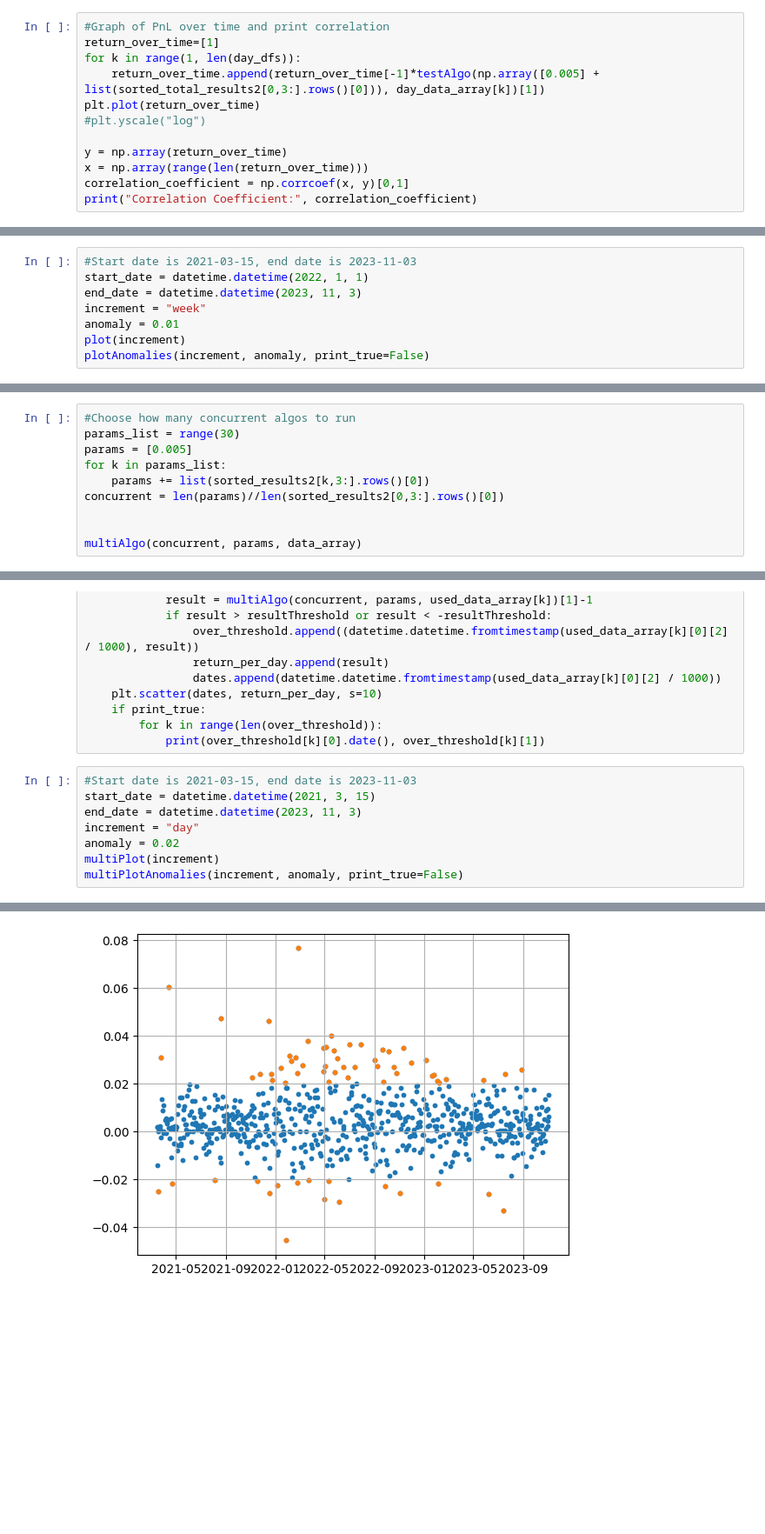
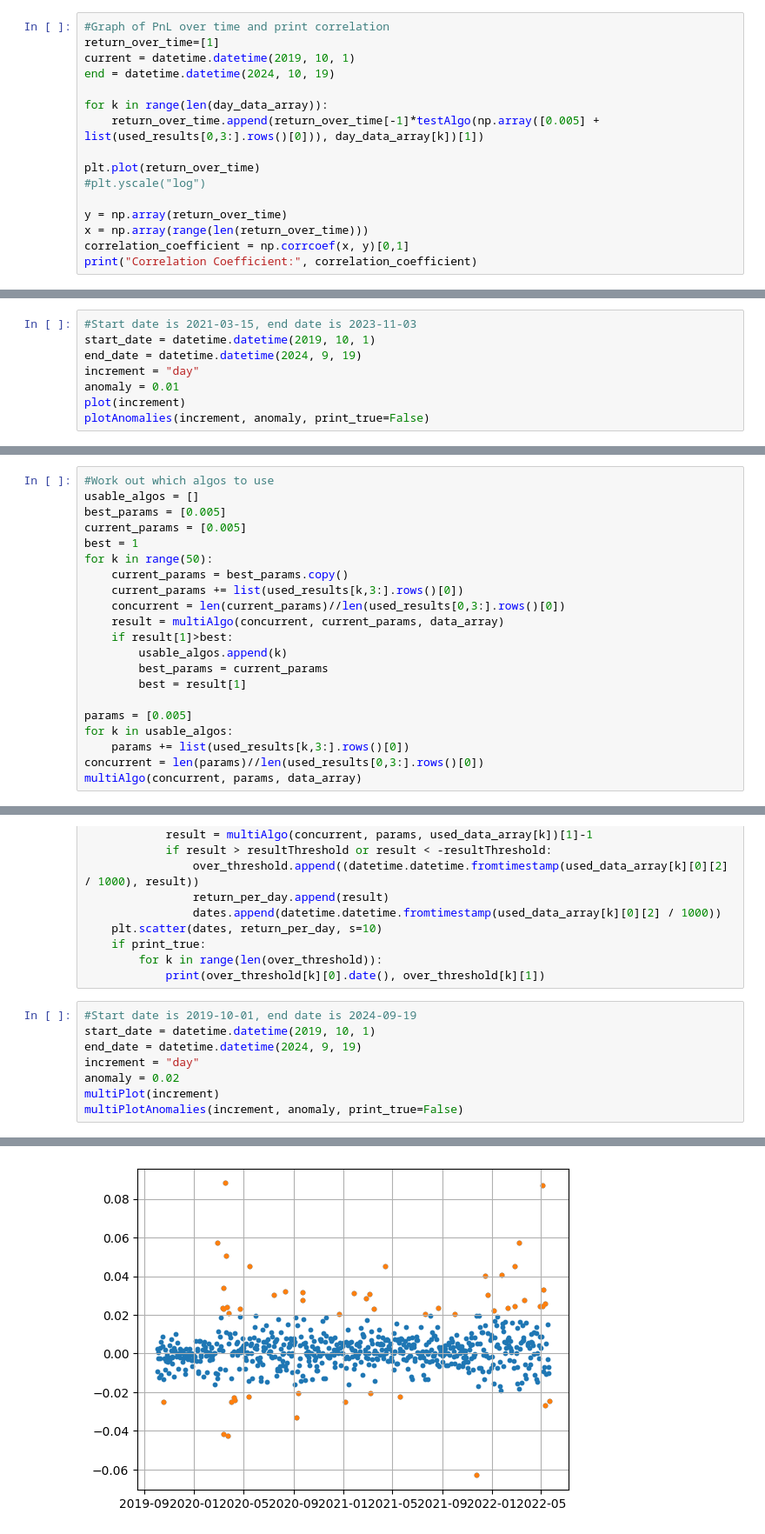
Before and after one commit to OGibbard/Quant, a Jupyter notebook: algoV4.ipynb, the cells around one changed output, grey strips where cells are left out. Shown: that part at 87% size. Saved outputs shown, nothing was run; the diff lists cells and outputs as text; blank space fills up the shorter version.

```diff
--- a/algoV4.ipynb
+++ b/algoV4.ipynb
@@ -372,8 +334,12 @@ testAlgo(np.array([0.005] + list(sorted_total_results2[0,3:].rows()[0])), data_a
 # %%
 #Graph of PnL over time and print correlation
 return_over_time=[1]
-for k in range(1, len(day_dfs)):
-    return_over_time.append(return_over_time[-1]*testAlgo(np.array([0.005] + list(sorted_total_results2[0,3:].rows()[0])), day_data_array[k])[1])
+current = datetime.datetime(2019, 10, 1)
+end = datetime.datetime(2024, 10, 19)
+
+for k in range(len(day_data_array)):
+    return_over_time.append(return_over_time[-1]*testAlgo(np.array([0.005] + list(used_results[0,3:].rows()[0])), day_data_array[k])[1])
+
 plt.plot(return_over_time)
 #plt.yscale("log")
 
@@ -479,9 +446,9 @@ def plotAnomalies(increment, resultThreshold=-math.inf, print_true = False, star
             print(over_threshold[k][0].date(), over_threshold[k][1])
 # %%
 #Start date is 2021-03-15, end date is 2023-11-03
-start_date = datetime.datetime(2022, 1, 1)
-end_date = datetime.datetime(2023, 11, 3)
-increment = "week"
+start_date = datetime.datetime(2019, 10, 1)
+end_date = datetime.datetime(2024, 9, 19)
+increment = "day"
 anomaly = 0.01
 plot(increment)
 plotAnomalies(increment, anomaly, print_true=False)
@@ -566,13 +533,24 @@ def multiAlgo(concurrent, params_list, data_array):
     return_list = [trade_percent, total_return, total]
     return return_list
 # %%
-#Choose how many concurrent algos to run
-params_list = range(30)
+#Work out which algos to use
+usable_algos = []
+best_params = [0.005]
+current_params = [0.005]
+best = 1
+for k in range(50):
+    current_params = best_params.copy()
+    current_params += list(used_results[k,3:].rows()[0])
+    concurrent = len(current_params)//len(used_results[0,3:].rows()[0])
+    result = multiAlgo(concurrent, current_params, data_array)
+    if result[1]>best:
+        usable_algos.append(k)
+        best_params = current_params
+        best = result[1]
+
 params = [0.005]
-for k in params_list:
-    params += list(sorted_results2[k,3:].rows()[0])
-concurrent = len(params)//len(sorted_results2[0,3:].rows()[0])
-
-
+for k in usable_algos:
+    params += list(used_results[k,3:].rows()[0])
+concurrent = len(params)//len(used_results[0,3:].rows()[0])
 multiAlgo(concurrent, params, data_array)
 # %% [output]
@@ -660,9 +642,9 @@ def multiPlotAnomalies(increment, resultThreshold=-math.inf, print_true = False,
         for k in range(len(over_threshold)):
             print(over_threshold[k][0].date(), over_threshold[k][1])
 # %%
-#Start date is 2021-03-15, end date is 2023-11-03
-start_date = datetime.datetime(2021, 3, 15)
-end_date = datetime.datetime(2023, 11, 3)
+#Start date is 2019-10-01, end date is 2024-09-19
+start_date = datetime.datetime(2019, 10, 1)
+end_date = datetime.datetime(2024, 9, 19)
 increment = "day"
 anomaly = 0.02
 multiPlot(increment)
@@ -673 +655 @@ Annualized sortino Ratio: 10.36401029978288
-[figure, old version]
+[figure, new version]
```
Also changed, not shown: parts of 23 cells of this notebook, 3 other files.
